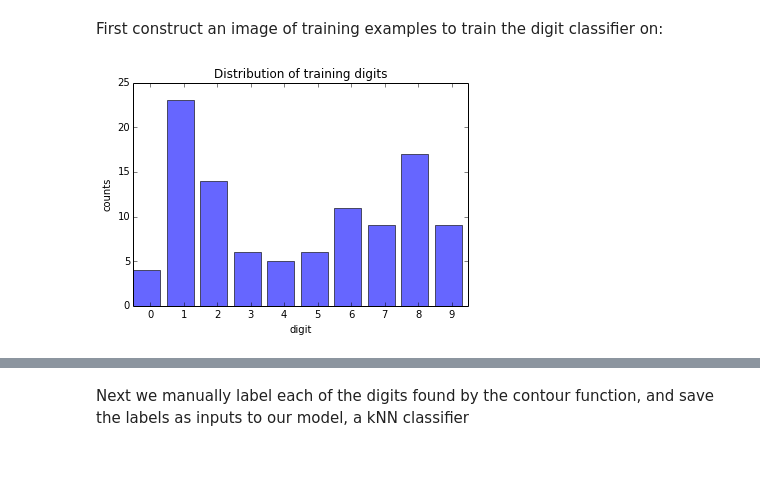
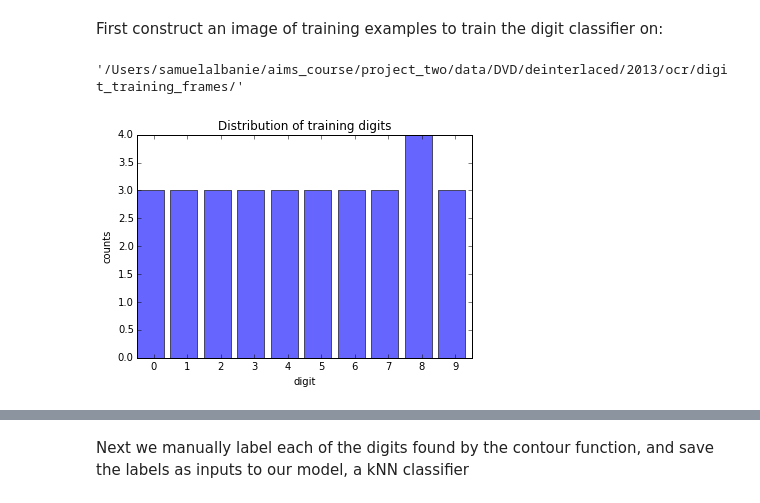
Before and after one commit to DublinSam/tour-project, a Jupyter notebook: notebooks/Digit Classification.ipynb, the cells around one changed output, grey strips where cells are left out. Saved outputs shown, nothing was run; the diff lists cells and outputs as text; code cells hidden in the pictures; blank space fills up the shorter version.

Commit message:
save digit classification progress

```diff
--- a/notebooks/Digit Classification.ipynb
+++ b/notebooks/Digit Classification.ipynb
@@ -15,5 +18,13 @@ from train_classifier import show_training_digits_distribution
+# %%
+stage_id = 1
+root_path = '/Users/samuelalbanie/aims_course/project_two/data/DVD/deinterlaced/2013/'
+paths = get_paths(root_path, stage_id)
+# %%
+paths['digit_training_frames']
+# %% [output]
+'/Users/samuelalbanie/aims_course/project_two/data/DVD/deinterlaced/2013/ocr/digit_training_frames/'
 # %%
-show_training_digits_distribution(SAMPLE_IMAGES)
+show_training_digits_distribution(paths)
 # %% [output]
-[figure, old version]
+[figure, new version]
 # %%
```
Also changed, not shown: parts of 24 cells of this notebook.
